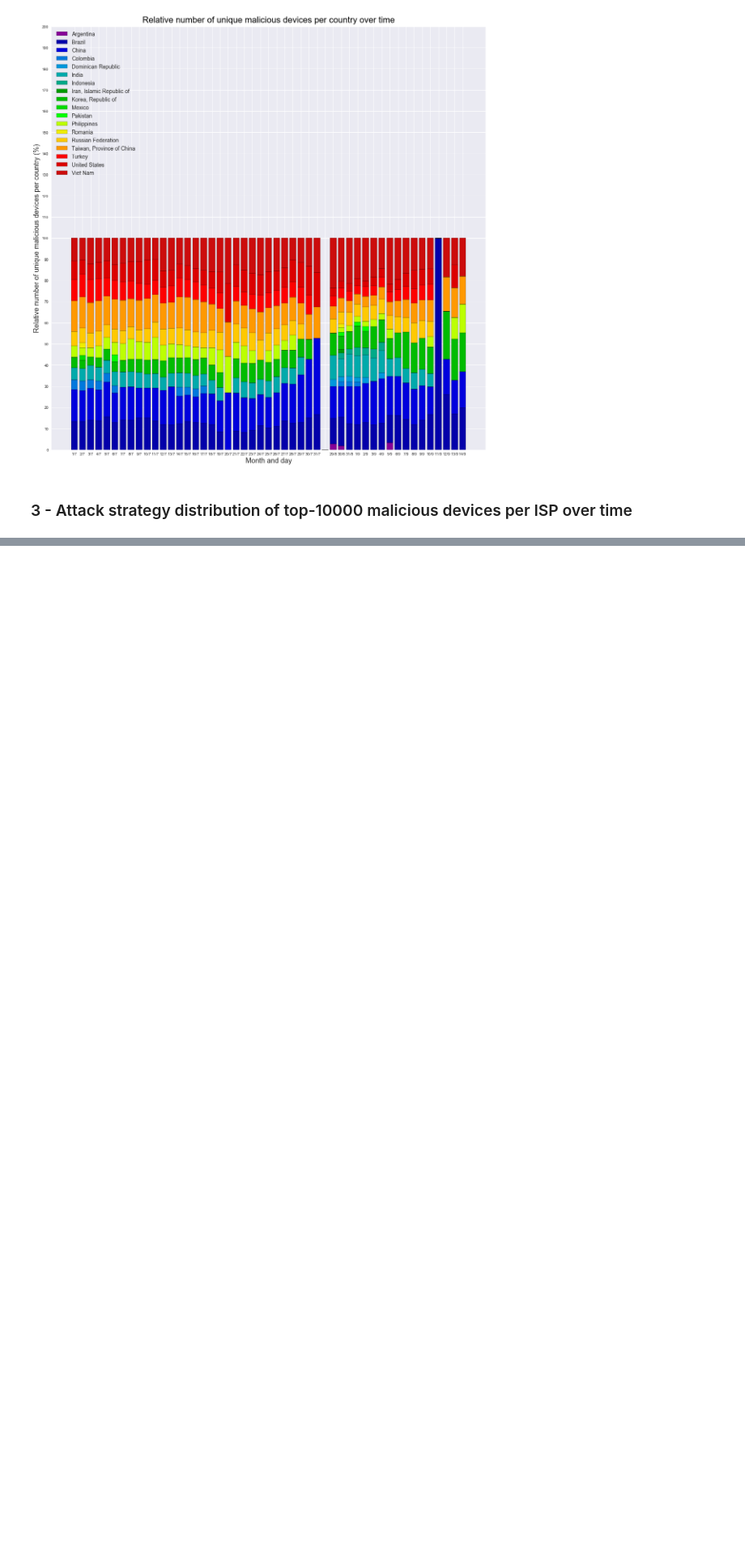
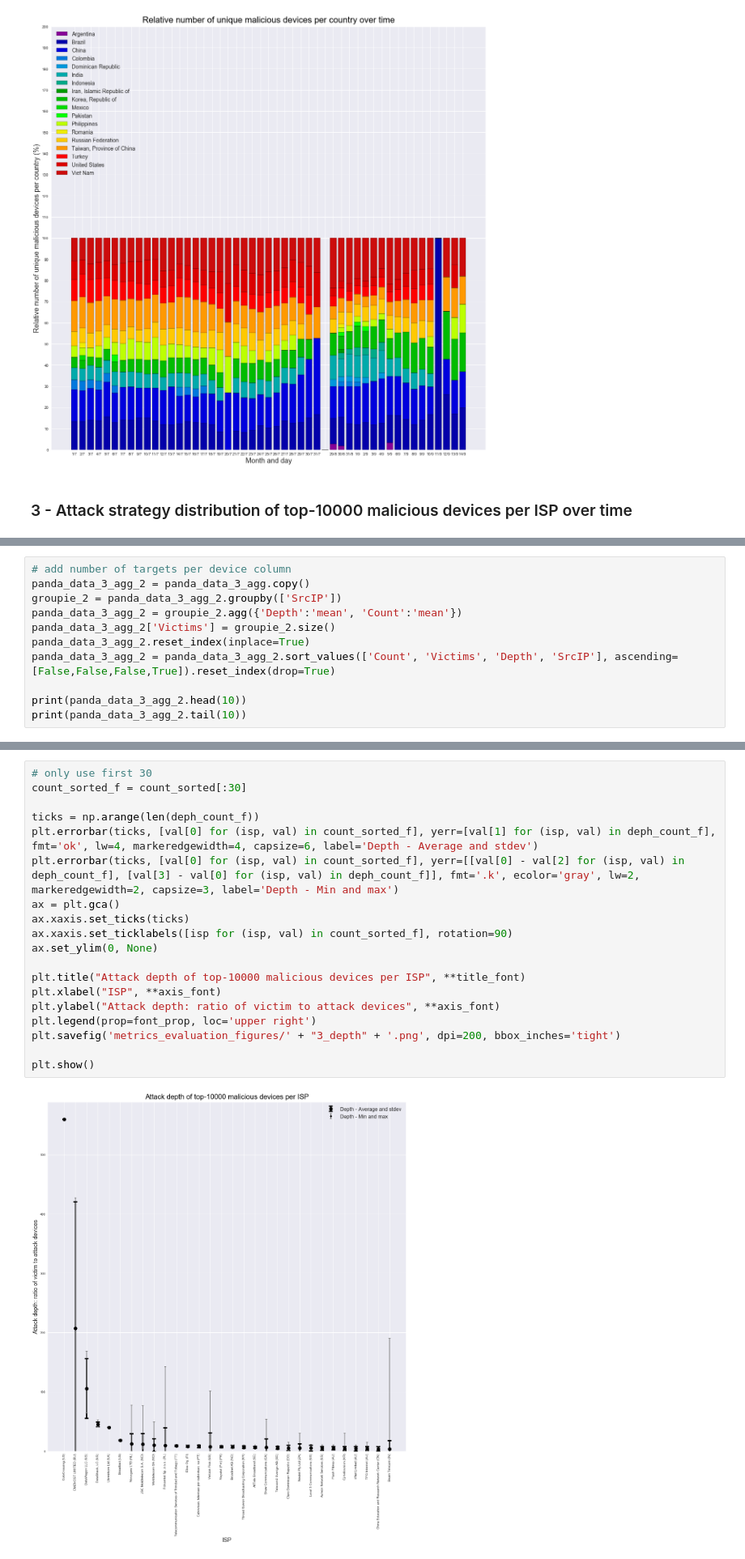
Before and after one commit to ProCessor00/4TU-CybSec-EoS, a Jupyter notebook: Block 2/EoS-honeypots.ipynb, the cells around one changed output, grey strips where cells are left out. Shown at 81% size. Cells and saved outputs as stored; diff of their text form; blank space fills up the shorter version.

```diff
--- a/Block 2/EoS-honeypots.ipynb
+++ b/Block 2/EoS-honeypots.ipynb
@@ -688,0 +641,11 @@ for i in [2,4]:
+# %%
+# add number of targets per device column
+panda_data_3_agg_2 = panda_data_3_agg.copy()
+groupie_2 = panda_data_3_agg_2.groupby(['SrcIP'])
+panda_data_3_agg_2 = groupie_2.agg({'Depth':'mean', 'Count':'mean'})
+panda_data_3_agg_2['Victims'] = groupie_2.size()
+panda_data_3_agg_2.reset_index(inplace=True)
+panda_data_3_agg_2 = panda_data_3_agg_2.sort_values(['Count', 'Victims', 'Depth', 'SrcIP'], ascending=[False,False,False,True]).reset_index(drop=True)
+
+print(panda_data_3_agg_2.head(10))
+print(panda_data_3_agg_2.tail(10))
@@ -688,0 +780,21 @@ for i in [2,4]:
+# %%
+# only use first 30
+count_sorted_f = count_sorted[:30]
+
+ticks = np.arange(len(deph_count_f))
+plt.errorbar(ticks, [val[0] for (isp, val) in count_sorted_f], yerr=[val[1] for (isp, val) in deph_count_f], fmt='ok', lw=4, markeredgewidth=4, capsize=6, label='Depth - Average and stdev')
+plt.errorbar(ticks, [val[0] for (isp, val) in count_sorted_f], yerr=[[val[0] - val[2] for (isp, val) in deph_count_f], [val[3] - val[0] for (isp, val) in deph_count_f]], fmt='.k', ecolor='gray', lw=2, markeredgewidth=2, capsize=3, label='Depth - Min and max')
+ax = plt.gca()
+ax.xaxis.set_ticks(ticks)
+ax.xaxis.set_ticklabels([isp for (isp, val) in count_sorted_f], rotation=90)
+ax.set_ylim(0, None)
+
+plt.title("Attack depth of top-10000 malicious devices per ISP", **title_font)
+plt.xlabel("ISP", **axis_font)
+plt.ylabel("Attack depth: ratio of victim to attack devices", **axis_font)
+plt.legend(prop=font_prop, loc='upper right')
+plt.savefig('metrics_evaluation_figures/' + "3_depth" + '.png', dpi=200, bbox_inches='tight')
+
+plt.show()
+# %% [output]
+[figure, added]
```
Also changed, not shown: parts of 14 cells of this notebook, 2 other files.
